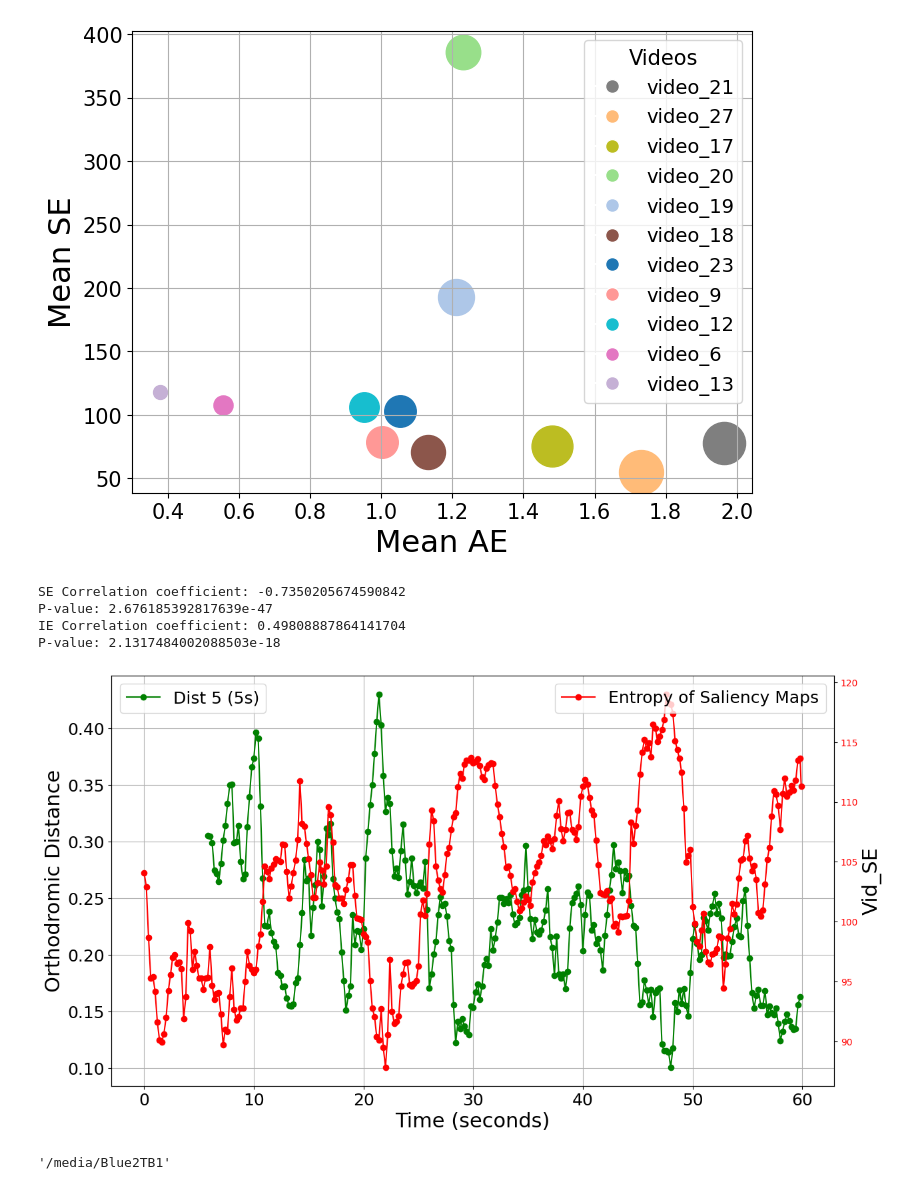
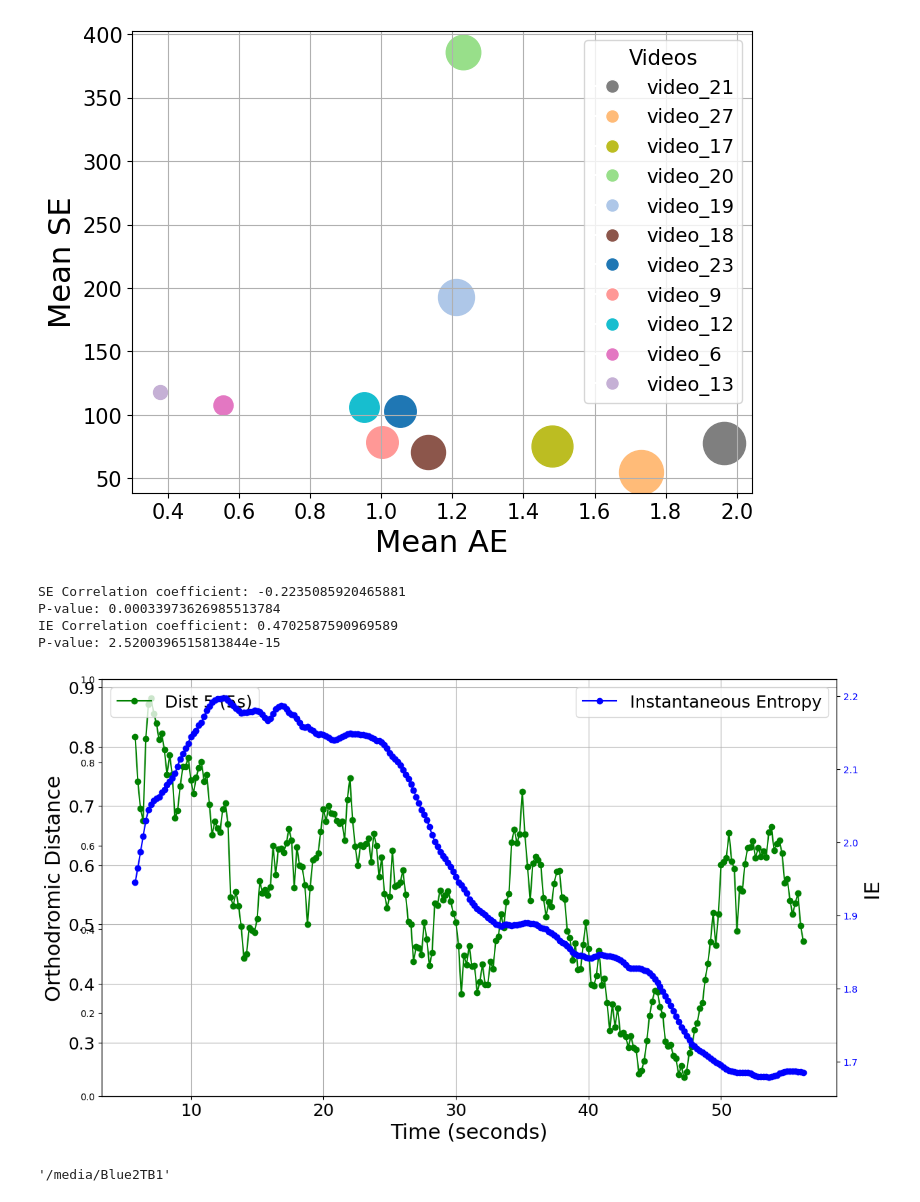
Before and after one commit to varun-pradhan-117/XR-pipeline, a Jupyter notebook: plotting.ipynb, the cells around one changed output. Cells and saved outputs as stored; diff of their text form; code cells hidden in the pictures.

```diff
--- a/plotting.ipynb
+++ b/plotting.ipynb
@@ -920,8 +920,7 @@ def plot_individual_performance(data_path,dataset,fontsize=22,markersize=10,shif
             plt.grid(True)
             plt.xticks(fontsize=fontsize-4)
             plt.yticks(fontsize=fontsize-4)
-            # Secondary y-axis
-            ax2 = plt.gca().twinx()
+
 
             #print(user_IEs)
             mean_IE=mean_IE.squeeze()
@@ -941,10 +940,12 @@ def plot_individual_performance(data_path,dataset,fontsize=22,markersize=10,shif
             correlation_coefficient, p_value = stats.pearsonr(fit_CEs,dist_5_values)
             print("SE Correlation coefficient:", correlation_coefficient)
             print("P-value:", p_value)
+            """ # Secondary y-axis
+            ax2 = plt.gca().twinx()
             ax2.plot(vid_timestamps, shifted_vid_CEs, marker='o', color='red', label='Entropy of Saliency Maps')
             ax2.set_ylabel('SE', fontsize=fontsize)
             ax2.tick_params(axis='y', labelcolor='red')
-            ax2.legend(loc='upper right', fontsize=fontsize-4)
+            ax2.legend(loc='upper right', fontsize=fontsize-4) """
             #plt.title(f'Performance Over Time for {model} - {video}', fontsize=fontsize)
 
             ax3 = plt.gca().twinx()
@@ -958,18 +959,18 @@ def plot_individual_performance(data_path,dataset,fontsize=22,markersize=10,shif
             # Legends for both axes
             plot_dir=os.path.join('Plots','FullVideo_dist')
             os.makedirs(plot_dir, exist_ok=True)
-            output_path=os.path.join(plot_dir,f'{dataset}_{video}_DVMS.png')
+            output_path=os.path.join(plot_dir,f'{dataset}_{video}_DVMS_IE.png')
 
             plt.savefig(output_path)
             return
 # %%
-plot_individual_performance(data_path,datasets[2],shift=0, spec_vid='video_23')
+plot_individual_performance(data_path,datasets[2],shift=0, spec_vid='video_27')
 # %% [output]
-SE Correlation coefficient: -0.7350205674590842
-P-value: 2.676185392817639e-47
-IE Correlation coefficient: 0.49808887864141704
-P-value: 2.1317484002088503e-18
+SE Correlation coefficient: -0.2235085920465881
+P-value: 0.00033973626985513784
+IE Correlation coefficient: 0.4702587590969589
+P-value: 2.5200396515813844e-15
-[figure, old version]
+[figure, new version]
 # %%
 datasets_folder
 # %% [output]
```
Also changed, not shown: 2 other files.
